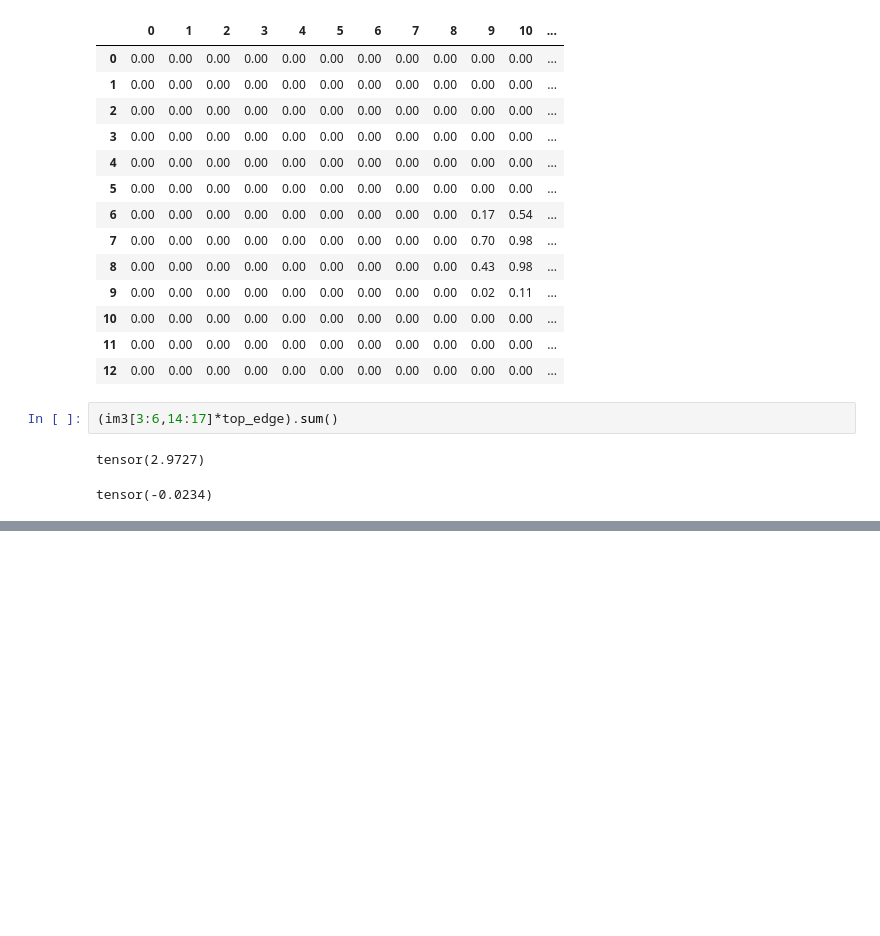
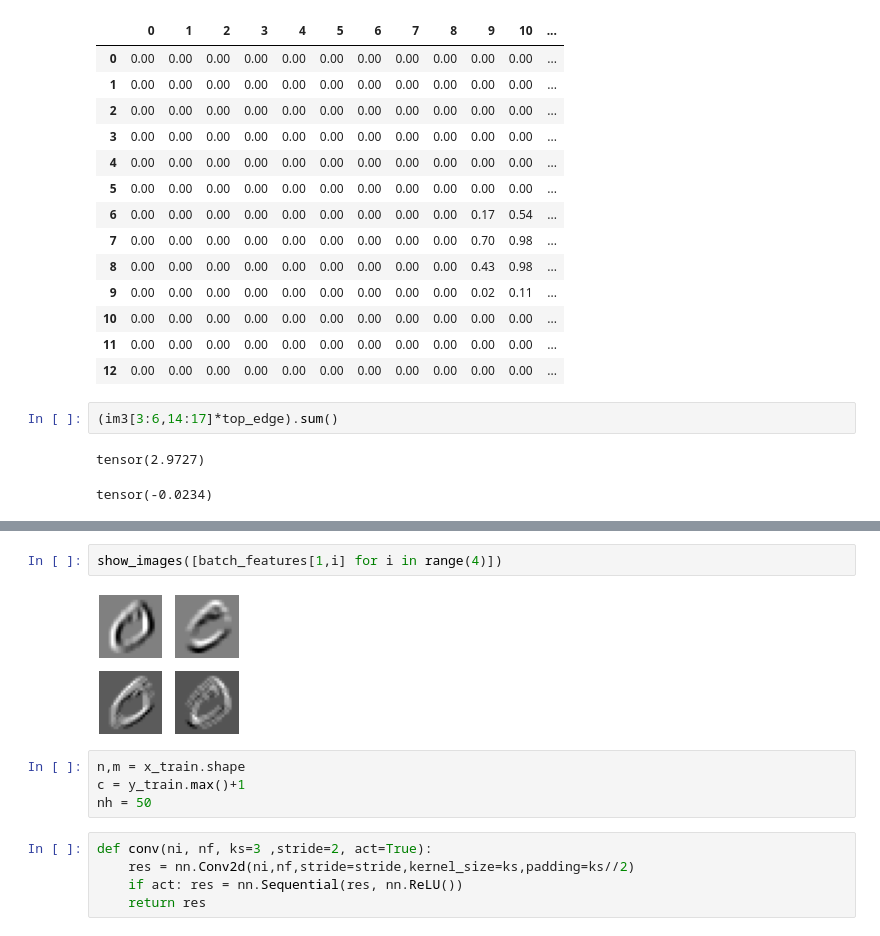
Before and after one commit to me-tao/part2, a Jupyter notebook: 07_convolutions.ipynb, the cells around one changed output, grey strips where cells are left out. Drawn from its saved outputs; the diff is of its cells as text; blank space fills up the shorter version.

```diff
--- a/07_convolutions.ipynb
+++ b/07_convolutions.ipynb
@@ -84,0 +157,13 @@ RuntimeError: The size of tensor a (28) must match the size of tensor b (3) at n
+# %%
+show_images([batch_features[1,i] for i in range(4)])
+# %% [output]
+[figure, added]
+# %%
+n,m = x_train.shape
+c = y_train.max()+1
+nh = 50
+# %%
+def conv(ni, nf, ks=3 ,stride=2, act=True):
+    res = nn.Conv2d(ni,nf,stride=stride,kernel_size=ks,padding=ks//2)
+    if act: res = nn.Sequential(res, nn.ReLU())
+    return res
```
Also changed, not shown: parts of 26 cells of this notebook, 1 other file.
